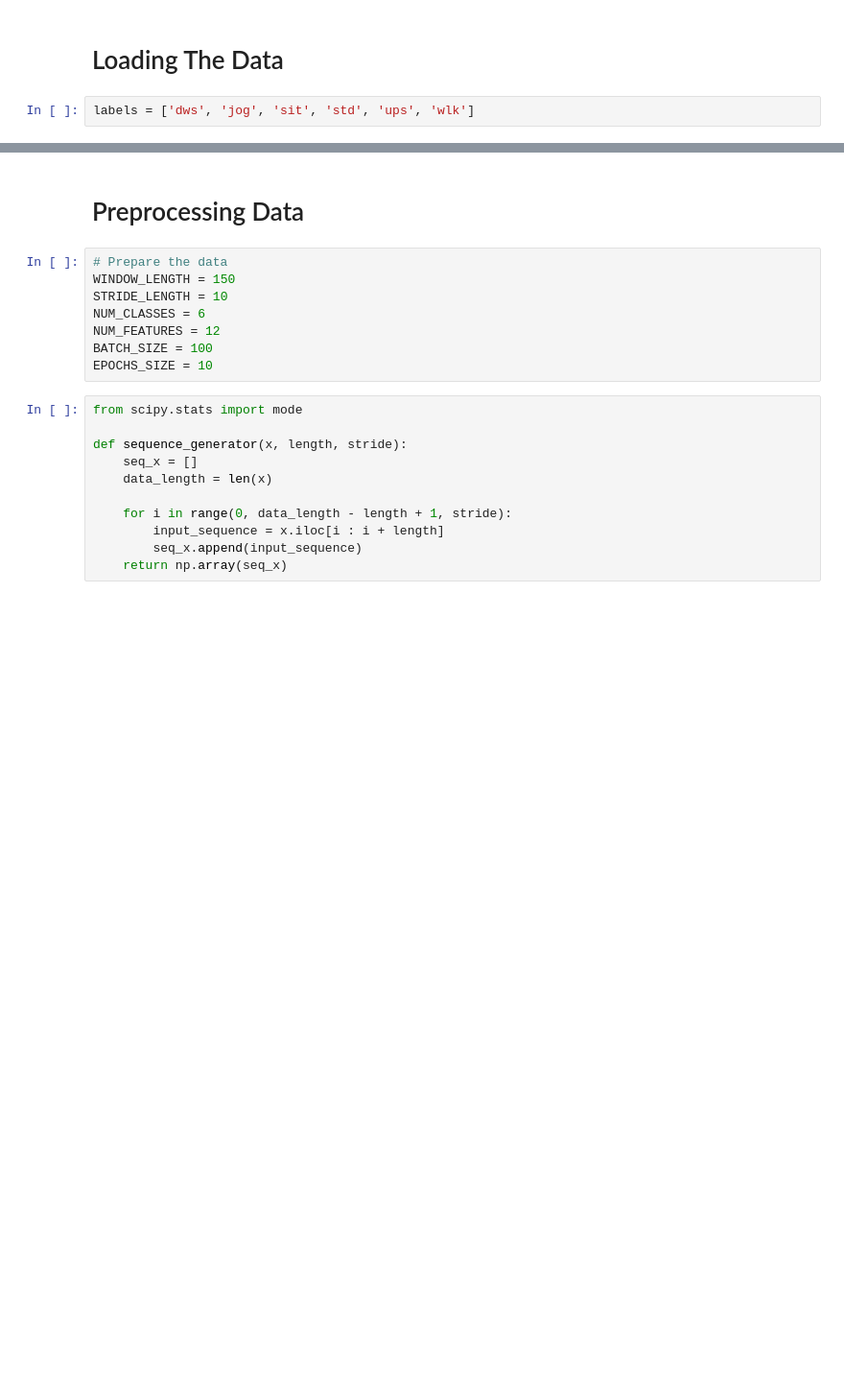
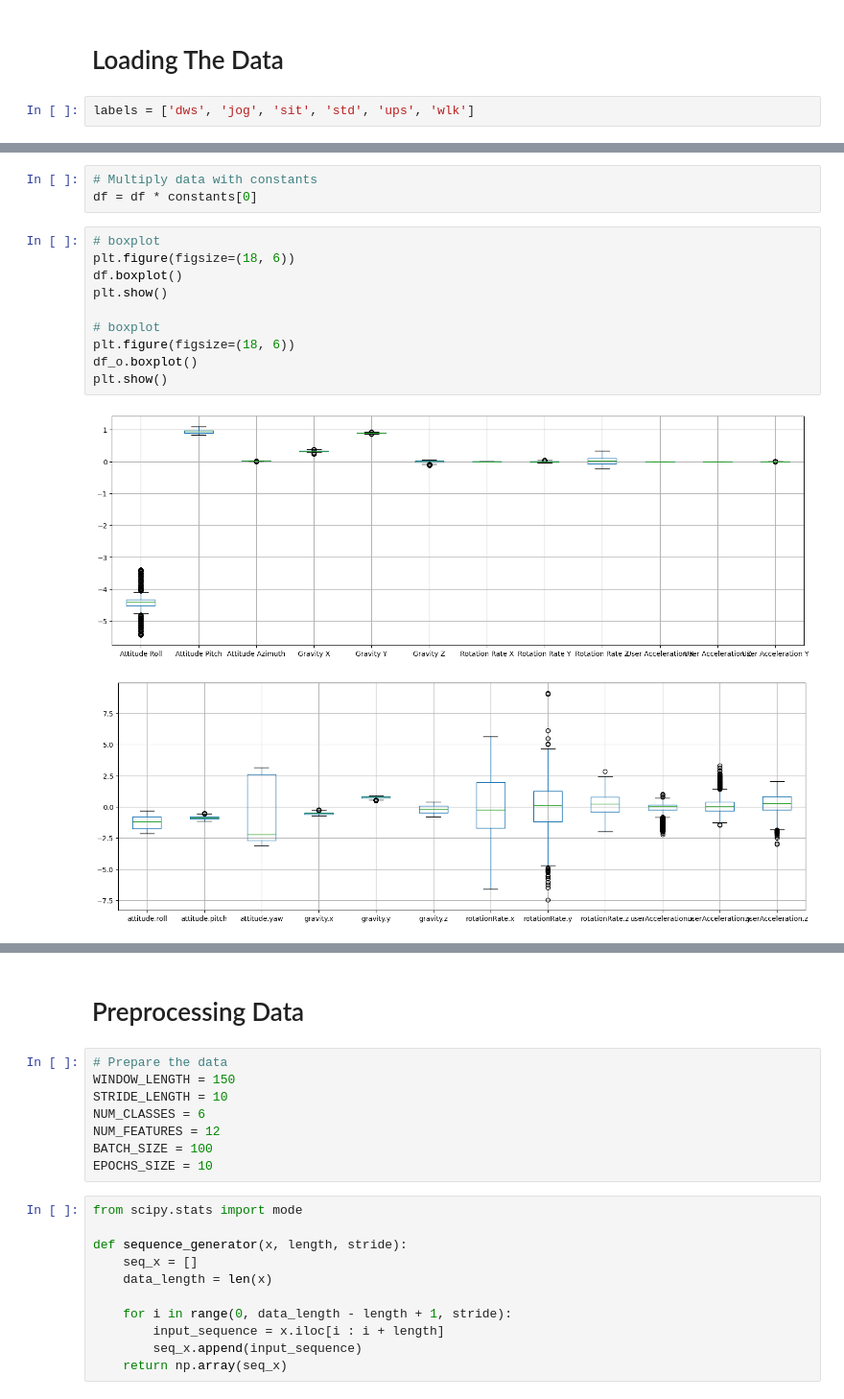
Before and after one commit to rayhannarindran/fitmotion_model, a Jupyter notebook: src/h5-modelTester.ipynb, the cells around one changed output, grey strips where cells are left out. Shown at 96% size. Drawn from its saved outputs; the diff is of its cells as text; blank space fills up the shorter version.

```diff
--- a/src/h5-modelTester.ipynb
+++ b/src/h5-modelTester.ipynb
@@ -59,0 +93,16 @@ df.drop(df.head(20).index, inplace=True)
+# %%
+# Multiply data with constants
+df = df * constants[0]
+# %%
+# boxplot
+plt.figure(figsize=(18, 6))
+df.boxplot()
+plt.show()
+
+# boxplot
+plt.figure(figsize=(18, 6))
+df_o.boxplot()
+plt.show()
+# %% [output]
+[figure, added]
+[figure, added]
```
Also changed, not shown: parts of 13 cells of this notebook, 12 other files.
